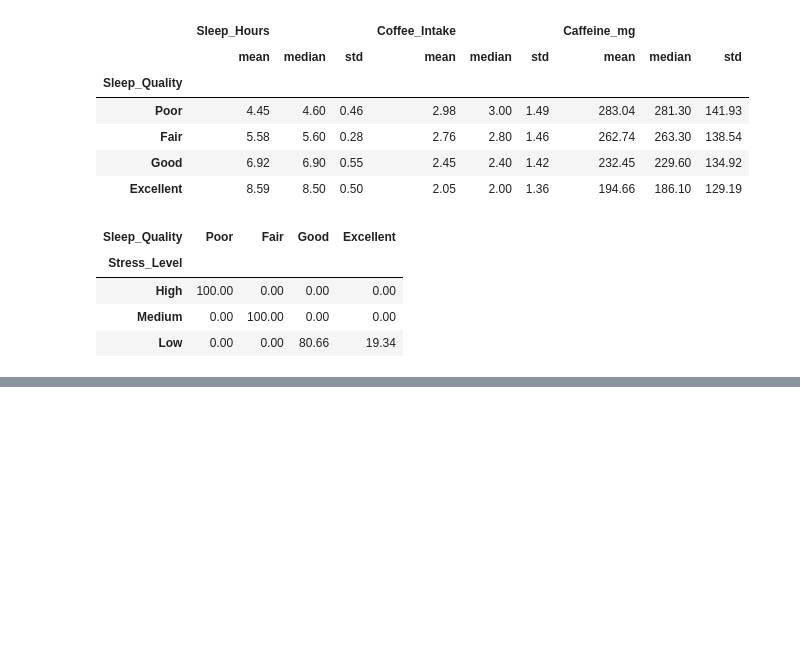
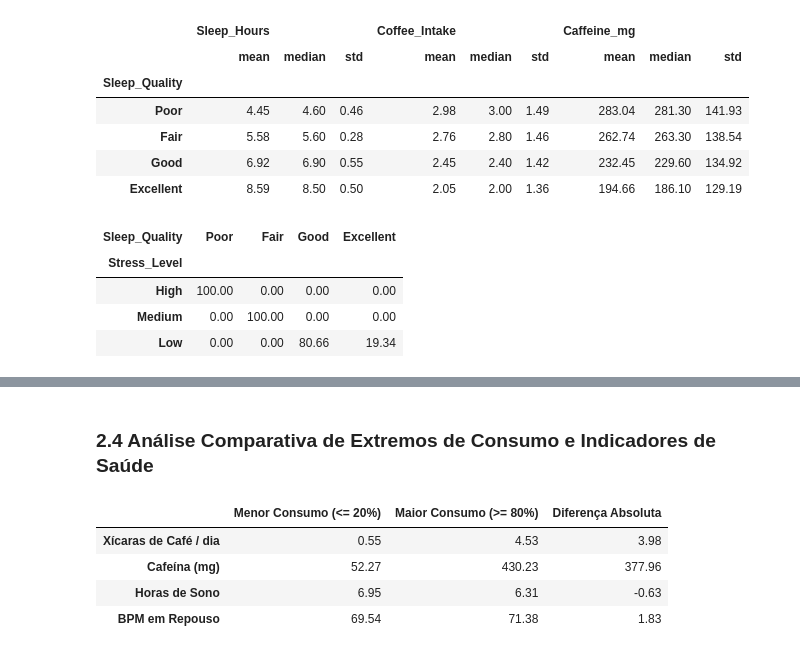
Before and after one commit to Davi-Goivinho/Checkpoint_Cientista_Dados-_1, a Jupyter notebook: notebooks/analise_cafe_sono.ipynb, the cells around one changed output, grey strips where cells are left out. Drawn from its saved outputs; the diff is of its cells as text; code cells hidden in the pictures; blank space fills up the shorter version.

```diff
--- a/notebooks/analise_cafe_sono.ipynb
+++ b/notebooks/analise_cafe_sono.ipynb
@@ -285,0 +385,32 @@ display(tabela_cruzada_estresse[['Poor', 'Fair', 'Good', 'Excellent']].loc[['Hig
+# %% [markdown]
+### 2.4 Análise Comparativa de Extremos de Consumo e Indicadores de Saúde
+# %%
+p20_cafe = df["Coffee_Intake"].quantile(0.20)
+p80_cafe = df["Coffee_Intake"].quantile(0.80)
+
+grupo_baixo = df[df["Coffee_Intake"] <= p20_cafe]
+grupo_alto = df[df["Coffee_Intake"] >= p80_cafe]
+
+metricas_extremos = pd.DataFrame({
+    "Menor Consumo (<= 20%)": [
+        grupo_baixo["Coffee_Intake"].mean(),
+        grupo_baixo["Caffeine_mg"].mean(),
+        grupo_baixo["Sleep_Hours"].mean(),
+        grupo_baixo["Heart_Rate"].mean()
+    ],
+    "Maior Consumo (>= 80%)": [
+        grupo_alto["Coffee_Intake"].mean(),
+        grupo_alto["Caffeine_mg"].mean(),
+        grupo_alto["Sleep_Hours"].mean(),
+        grupo_alto["Heart_Rate"].mean()
+    ]
+}, index=["Xícaras de Café / dia", "Cafeína (mg)", "Horas de Sono", "BPM em Repouso"])
+
+metricas_extremos["Diferença Absoluta"] = metricas_extremos["Maior Consumo (>= 80%)"] - metricas_extremos["Menor Consumo (<= 20%)"]
+display(metricas_extremos)
+# %% [output]
+|  | Menor Consumo (<= 20%) | Maior Consumo (>= 80%) | Diferença Absoluta |
+| Xícaras de Café / dia | 0.55 | 4.53 | 3.98 |
+| Cafeína (mg) | 52.27 | 430.23 | 377.96 |
+| Horas de Sono | 6.95 | 6.31 | -0.63 |
+| BPM em Repouso | 69.54 | 71.38 | 1.83 |
```
Also changed, not shown: parts of 7 cells of this notebook, 2 other files.
